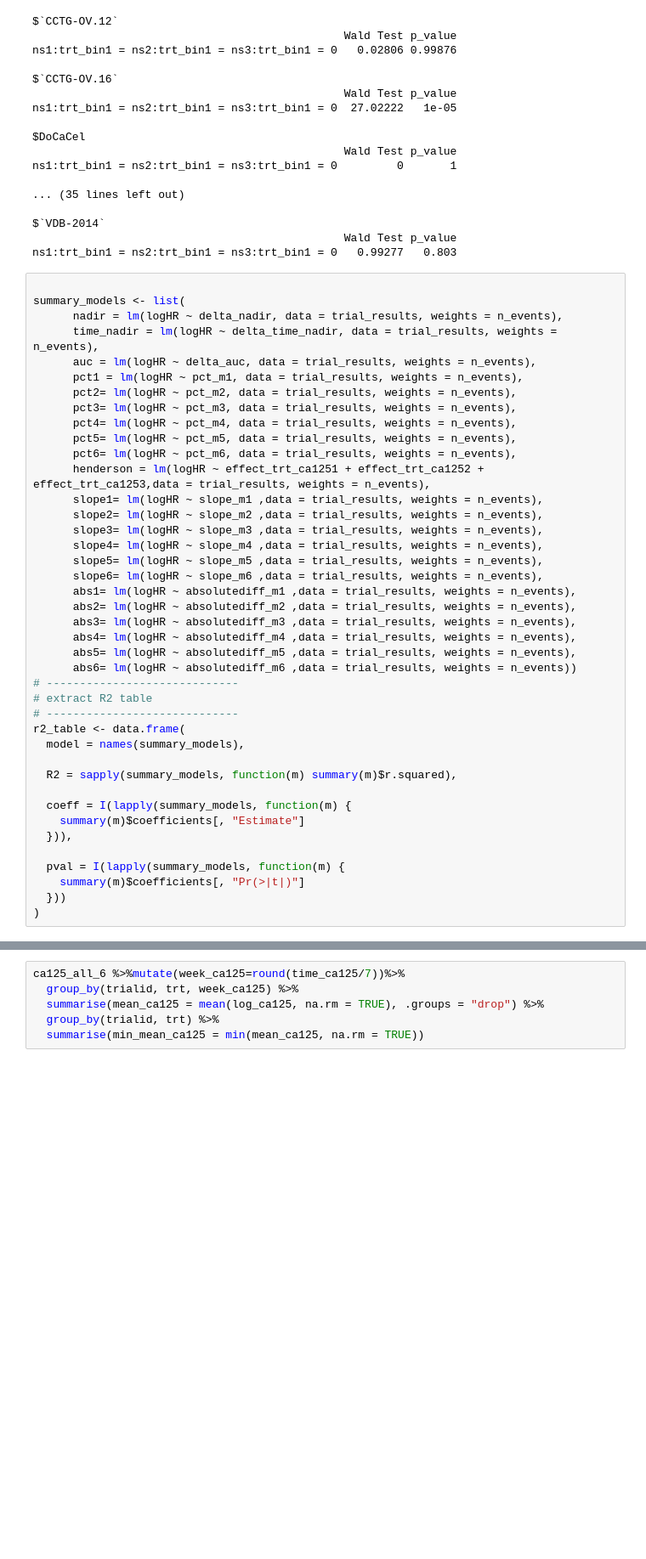
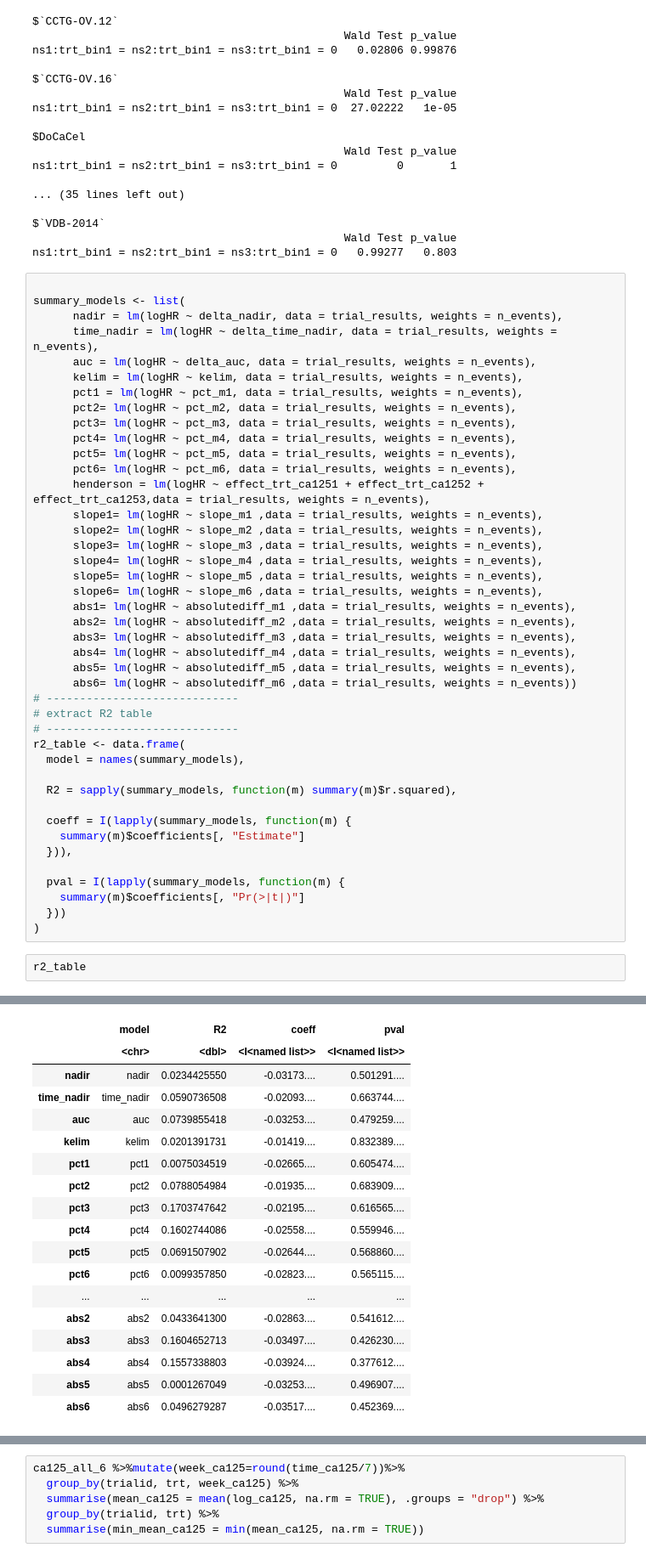
Before and after one commit to Kodro23/Surrogacy_evaluation_CA125, a Jupyter notebook: notebooks/CA125.ipynb, the cells around one changed output, grey strips where cells are left out. Shown at 85% size. Saved outputs shown, nothing was run; the diff lists cells and outputs as text; blank space fills up the shorter version.

```diff
--- a/notebooks/CA125.ipynb
+++ b/notebooks/CA125.ipynb
@@ -1369,6 +1371,7 @@ summary_models <- list(
       nadir = lm(logHR ~ delta_nadir, data = trial_results, weights = n_events),
       time_nadir = lm(logHR ~ delta_time_nadir, data = trial_results, weights = n_events),
       auc = lm(logHR ~ delta_auc, data = trial_results, weights = n_events),
+      kelim = lm(logHR ~ kelim, data = trial_results, weights = n_events),
       pct1 = lm(logHR ~ pct_m1, data = trial_results, weights = n_events),
       pct2= lm(logHR ~ pct_m2, data = trial_results, weights = n_events),
       pct3= lm(logHR ~ pct_m3, data = trial_results, weights = n_events),
@@ -1404,3 +1407,6 @@ r2_table <- data.frame(
     summary(m)$coefficients[, "Pr(>|t|)"]
   }))
 )
+# %%
+r2_table
+# %% [output]
@@ -1407 +1414,19 @@ r2_table <- data.frame(
+|  | model | R2 | coeff | pval |
+|  | <chr> | <dbl> | <I<named list>> | <I<named list>> |
+| nadir | nadir | 0.0234425550 | -0.03173.... | 0.501291.... |
+| time_nadir | time_nadir | 0.0590736508 | -0.02093.... | 0.663744.... |
+| auc | auc | 0.0739855418 | -0.03253.... | 0.479259.... |
+| kelim | kelim | 0.0201391731 | -0.01419.... | 0.832389.... |
+| pct1 | pct1 | 0.0075034519 | -0.02665.... | 0.605474.... |
+| pct2 | pct2 | 0.0788054984 | -0.01935.... | 0.683909.... |
+| pct3 | pct3 | 0.1703747642 | -0.02195.... | 0.616565.... |
+| pct4 | pct4 | 0.1602744086 | -0.02558.... | 0.559946.... |
+| pct5 | pct5 | 0.0691507902 | -0.02644.... | 0.568860.... |
+| pct6 | pct6 | 0.0099357850 | -0.02823.... | 0.565115.... |
+| ... | ... | ... | ... | ... |
+| abs2 | abs2 | 0.0433641300 | -0.02863.... | 0.541612.... |
+| abs3 | abs3 | 0.1604652713 | -0.03497.... | 0.426230.... |
+| abs4 | abs4 | 0.1557338803 | -0.03924.... | 0.377612.... |
+| abs5 | abs5 | 0.0001267049 | -0.03253.... | 0.496907.... |
+| abs6 | abs6 | 0.0496279287 | -0.03517.... | 0.452369.... |
 # %%
```
Also changed, not shown: parts of 11 cells of this notebook, 2 other files.
